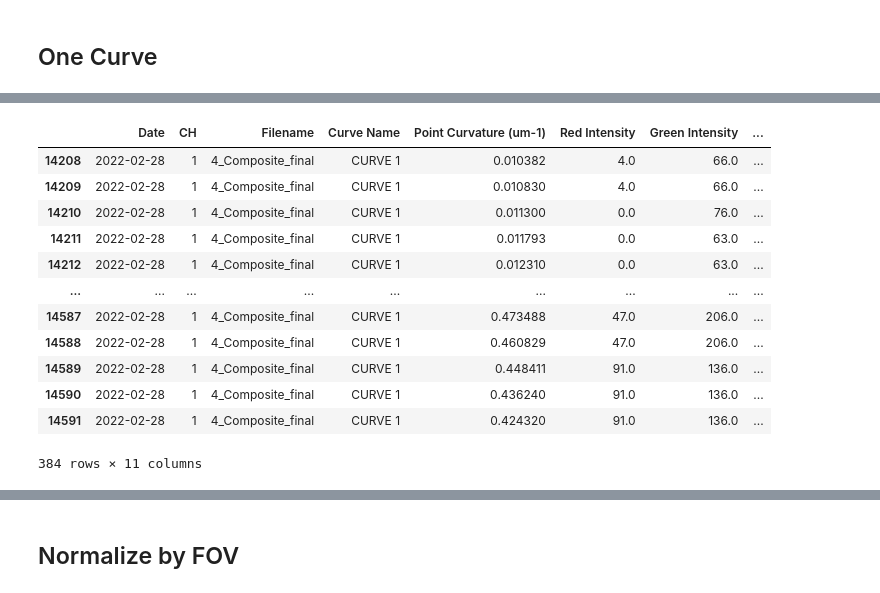
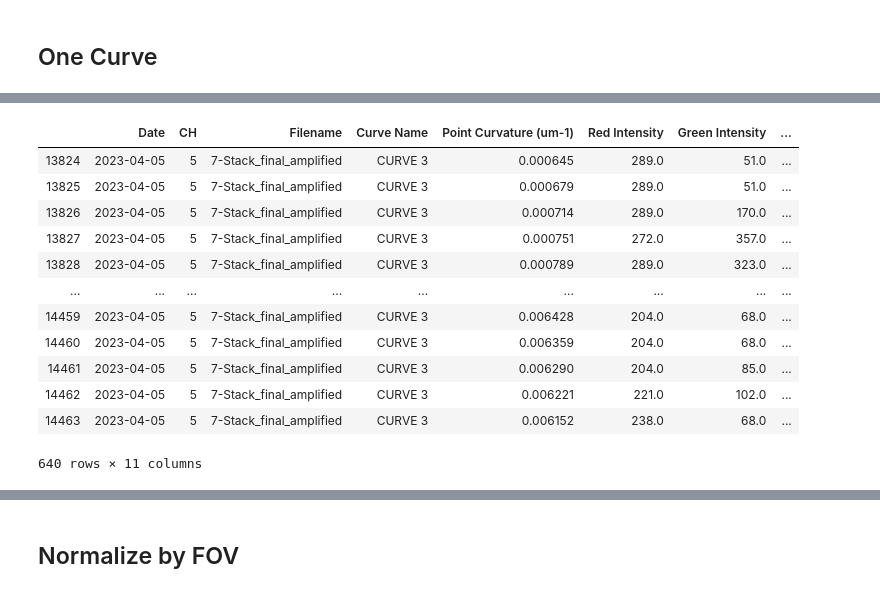
Before and after one commit to sofiacruzt/sofia-brouhardlab, a Jupyter notebook: curvature_taxol/curvature.ipynb, the cells around one changed output, grey strips where cells are left out. Cells and saved outputs as stored; diff of their text form; code cells hidden in the pictures.

```diff
--- a/curvature_taxol/curvature.ipynb
+++ b/curvature_taxol/curvature.ipynb
@@ -131,7 +135,7 @@ for i in files:
     type0 = findmetadata("type",'_',i)
     dcxtype = dcxtype + [type0]
 
-    tax0 = findmetadata("SiR",'uM',i)
+    tax0 = findmetadata(drugtag,'uM',i)
     tax = tax + [tax0]
 
 
@@ -153,7 +157,8 @@ for i in files:
         curvedata['CH'] = CH[c]
         curvedata[DCXconc] = dcx[c]
         curvedata[Type] = dcxtype[c]
-        curvedata[taxol] = tax[c]
+        curvedata['Drug Type'] = drugtype
+        curvedata[drug] = tax[c]
         curvedata['Filename'] = i.stem
 
         joindata = joindata.append(curvedata, ignore_index=True)
@@ -193,5 +202,5 @@ See the caveats in the documentation: http://pandas.pydata.org/pandas-docs/stabl
 # %%
-newdirectory = str(path.parents[1])+'//Curvature_Data_Sheets'
+newdirectory = str(path.parents[0])+'//Curvature_Data_Sheets'
 newmydir = Path(newdirectory)
 newmydir.mkdir(exist_ok=True)
 # %%
@@ -210,7 +219,7 @@ path = newmydir
 # %%
 files = [x for x in path.iterdir() if x.is_file()]
 files = [i for i in files if (str(i)[-9:] != 'Sheet.csv') == True]
-files = [i for i in files if str(i).rfind('csv') != -1 if str(i).rfind(date_today) != -1 if str(i).rfind('jointdata') != -1]
+files = [i for i in files if str(i).rfind('csv') != -1 if str(i).rfind('jointdata') != -1]
 
 files
 # %% [output]
@@ -280,22 +304,22 @@ def single_curve(data,i):
                 ]
     return singlecurve
 # %%
-singlecurve = single_curve(analze_data,50)
+singlecurve = single_curve(analze_data,30)
 singlecurve
 # %% [output]
 |  | Date | CH | Filename | Curve Name | Point Curvature (um-1) | Red Intensity | Green Intensity | ... |
-| 14208 | 2022-02-28 | 1 | 4_Composite_final | CURVE 1 | 0.010382 | 4.0 | 66.0 | ... |
-| 14209 | 2022-02-28 | 1 | 4_Composite_final | CURVE 1 | 0.010830 | 4.0 | 66.0 | ... |
-| 14210 | 2022-02-28 | 1 | 4_Composite_final | CURVE 1 | 0.011300 | 0.0 | 76.0 | ... |
-| 14211 | 2022-02-28 | 1 | 4_Composite_final | CURVE 1 | 0.011793 | 0.0 | 63.0 | ... |
-| 14212 | 2022-02-28 | 1 | 4_Composite_final | CURVE 1 | 0.012310 | 0.0 | 63.0 | ... |
+| 13824 | 2023-04-05 | 5 | 7-Stack_final_amplified | CURVE 3 | 0.000645 | 289.0 | 51.0 | ... |
+| 13825 | 2023-04-05 | 5 | 7-Stack_final_amplified | CURVE 3 | 0.000679 | 289.0 | 51.0 | ... |
+| 13826 | 2023-04-05 | 5 | 7-Stack_final_amplified | CURVE 3 | 0.000714 | 289.0 | 170.0 | ... |
+| 13827 | 2023-04-05 | 5 | 7-Stack_final_amplified | CURVE 3 | 0.000751 | 272.0 | 357.0 | ... |
+| 13828 | 2023-04-05 | 5 | 7-Stack_final_amplified | CURVE 3 | 0.000789 | 289.0 | 323.0 | ... |
 | ... | ... | ... | ... | ... | ... | ... | ... | ... |
-| 14587 | 2022-02-28 | 1 | 4_Composite_final | CURVE 1 | 0.473488 | 47.0 | 206.0 | ... |
-| 14588 | 2022-02-28 | 1 | 4_Composite_final | CURVE 1 | 0.460829 | 47.0 | 206.0 | ... |
-| 14589 | 2022-02-28 | 1 | 4_Composite_final | CURVE 1 | 0.448411 | 91.0 | 136.0 | ... |
-| 14590 | 2022-02-28 | 1 | 4_Composite_final | CURVE 1 | 0.436240 | 91.0 | 136.0 | ... |
-| 14591 | 2022-02-28 | 1 | 4_Composite_final | CURVE 1 | 0.424320 | 91.0 | 136.0 | ... |
+| 14459 | 2023-04-05 | 5 | 7-Stack_final_amplified | CURVE 3 | 0.006428 | 204.0 | 68.0 | ... |
+| 14460 | 2023-04-05 | 5 | 7-Stack_final_amplified | CURVE 3 | 0.006359 | 204.0 | 68.0 | ... |
+| 14461 | 2023-04-05 | 5 | 7-Stack_final_amplified | CURVE 3 | 0.006290 | 204.0 | 85.0 | ... |
+| 14462 | 2023-04-05 | 5 | 7-Stack_final_amplified | CURVE 3 | 0.006221 | 221.0 | 102.0 | ... |
+| 14463 | 2023-04-05 | 5 | 7-Stack_final_amplified | CURVE 3 | 0.006152 | 238.0 | 68.0 | ... |
-384 rows × 11 columns
+640 rows × 11 columns
 # %%
 def normal_rolling_avg(singlecurve,roll,channels):
     for channel in channels:
```
Also changed, not shown: parts of 35 cells of this notebook, 10 other files.
